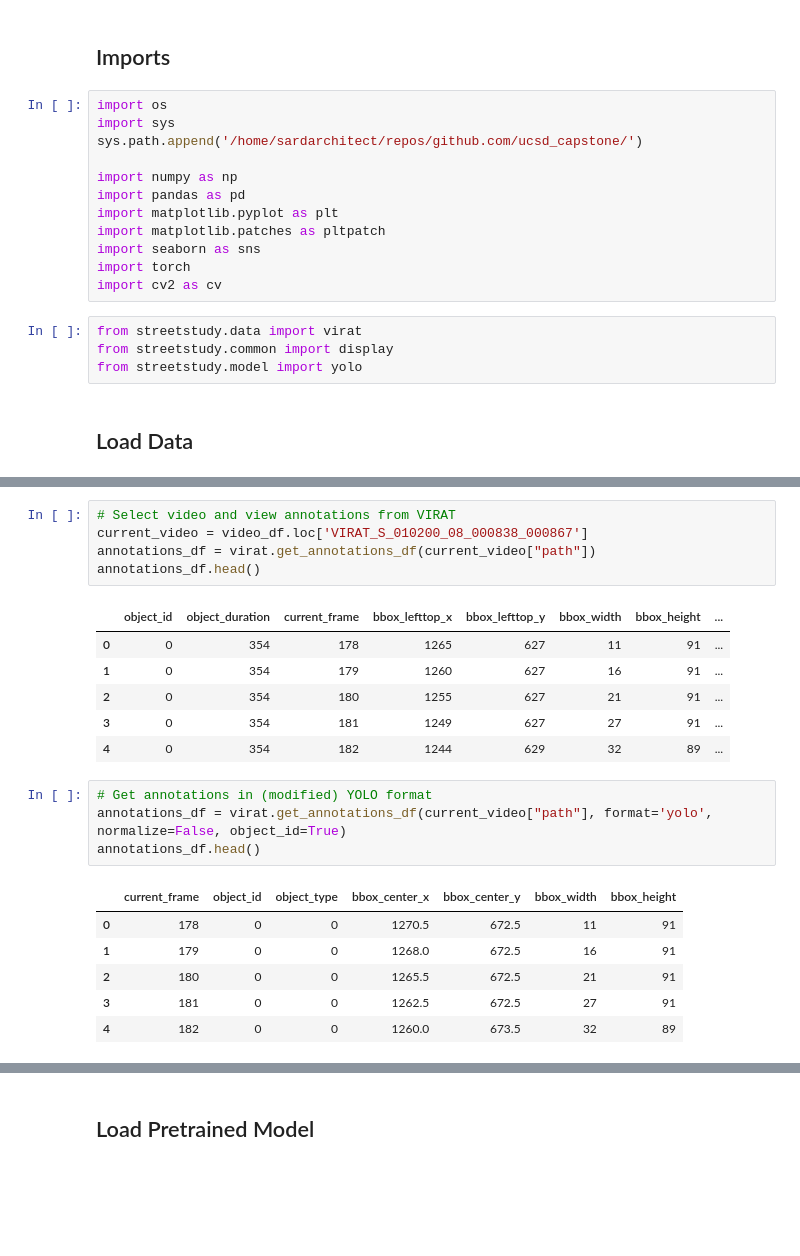
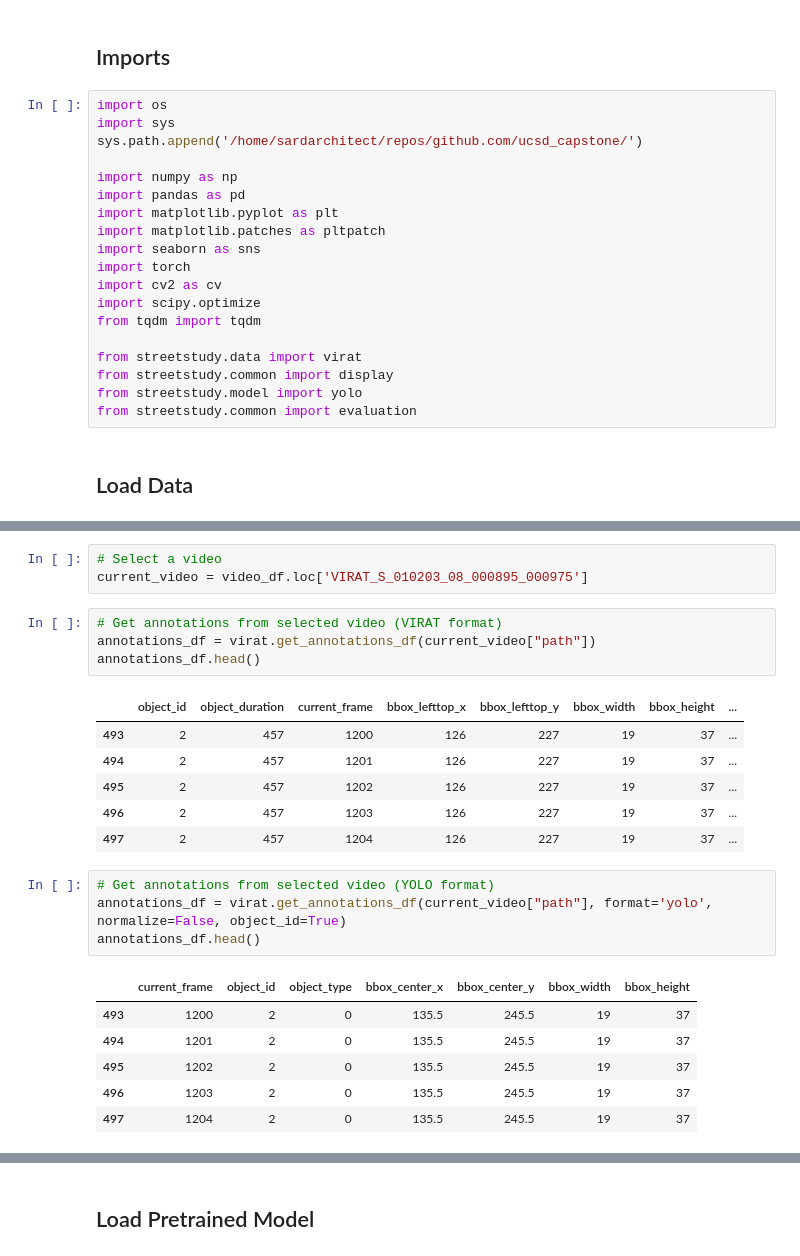
Before and after one commit to sardarchitect/ucsd_capstone, a Jupyter notebook: exploration/20230523_Protoype I.ipynb, the cells around one changed output, grey strips where cells are left out. Saved outputs shown, nothing was run; the diff lists cells and outputs as text; blank space fills up the shorter version.

```diff
--- a/exploration/20230523_Protoype I.ipynb
+++ b/exploration/20230523_Protoype I.ipynb
@@ -12,10 +12,13 @@ import matplotlib.patches as pltpatch
 import seaborn as sns
 import torch
 import cv2 as cv
+import scipy.optimize
+from tqdm import tqdm
+
+from streetstudy.data import virat
+from streetstudy.common import display
+from streetstudy.model import yolo
+from streetstudy.common import evaluation
-# %%
-from streetstudy.data import virat
-from streetstudy.common import display
-from streetstudy.model import yolo
 # %% [markdown]
 ## Load Data
 # %%
@@ -30,29 +33,31 @@ video_df.head()
 | VIRAT_S_050000_08_001235_001295 | /home/sardarchitect/repos/github.... | 1792 | 59 | 1920.0 | 1080.0 | VIRAT_S_050000_08_001235_001295.v... | VIRAT_S_050000_08_001235_001295.v... | VIRAT_S_050000_08_001235_001295.v... |
 | VIRAT_S_050000_06_000908_000970 | /home/sardarchitect/repos/github.... | 1855 | 61 | 1920.0 | 1080.0 | VIRAT_S_050000_06_000908_000970.v... | VIRAT_S_050000_06_000908_000970.v... | VIRAT_S_050000_06_000908_000970.v... |
 | VIRAT_S_010208_08_000807_000831 | /home/sardarchitect/repos/github.... | 420 | 17 | 1280.0 | 720.0 | VIRAT_S_050000_06_000908_000970.v... | VIRAT_S_010208_08_000807_000831.v... | VIRAT_S_050000_06_000908_000970.v... |
+# %%
+# Select a video
+current_video = video_df.loc['VIRAT_S_010203_08_000895_000975']
 # %%
-# Select video and view annotations from VIRAT
-current_video = video_df.loc['VIRAT_S_010200_08_000838_000867']
+# Get annotations from selected video (VIRAT format)
 annotations_df = virat.get_annotations_df(current_video["path"])
 annotations_df.head()
 # %% [output]
 |  | object_id | object_duration | current_frame | bbox_lefttop_x | bbox_lefttop_y | bbox_width | bbox_height | ... |
-| 0 | 0 | 354 | 178 | 1265 | 627 | 11 | 91 | ... |
-| 1 | 0 | 354 | 179 | 1260 | 627 | 16 | 91 | ... |
-| 2 | 0 | 354 | 180 | 1255 | 627 | 21 | 91 | ... |
-| 3 | 0 | 354 | 181 | 1249 | 627 | 27 | 91 | ... |
-| 4 | 0 | 354 | 182 | 1244 | 629 | 32 | 89 | ... |
+| 493 | 2 | 457 | 1200 | 126 | 227 | 19 | 37 | ... |
+| 494 | 2 | 457 | 1201 | 126 | 227 | 19 | 37 | ... |
+| 495 | 2 | 457 | 1202 | 126 | 227 | 19 | 37 | ... |
+| 496 | 2 | 457 | 1203 | 126 | 227 | 19 | 37 | ... |
+| 497 | 2 | 457 | 1204 | 126 | 227 | 19 | 37 | ... |
 # %%
-# Get annotations in (modified) YOLO format
+# Get annotations from selected video (YOLO format)
 annotations_df = virat.get_annotations_df(current_video["path"], format='yolo', normalize=False, object_id=True)
 annotations_df.head()
 # %% [output]
 |  | current_frame | object_id | object_type | bbox_center_x | bbox_center_y | bbox_width | bbox_height |
-| 0 | 178 | 0 | 0 | 1270.5 | 672.5 | 11 | 91 |
-| 1 | 179 | 0 | 0 | 1268.0 | 672.5 | 16 | 91 |
-| 2 | 180 | 0 | 0 | 1265.5 | 672.5 | 21 | 91 |
-| 3 | 181 | 0 | 0 | 1262.5 | 672.5 | 27 | 91 |
-| 4 | 182 | 0 | 0 | 1260.0 | 673.5 | 32 | 89 |
+| 493 | 1200 | 2 | 0 | 135.5 | 245.5 | 19 | 37 |
+| 494 | 1201 | 2 | 0 | 135.5 | 245.5 | 19 | 37 |
+| 495 | 1202 | 2 | 0 | 135.5 | 245.5 | 19 | 37 |
+| 496 | 1203 | 2 | 0 | 135.5 | 245.5 | 19 | 37 |
+| 497 | 1204 | 2 | 0 | 135.5 | 245.5 | 19 | 37 |
 # %%
 # View data to see some annotated frames
 display.display_annotated_frame(current_video["path"], annotations_df, 180)
```
Also changed, not shown: parts of 13 cells of this notebook, 1 other file.
